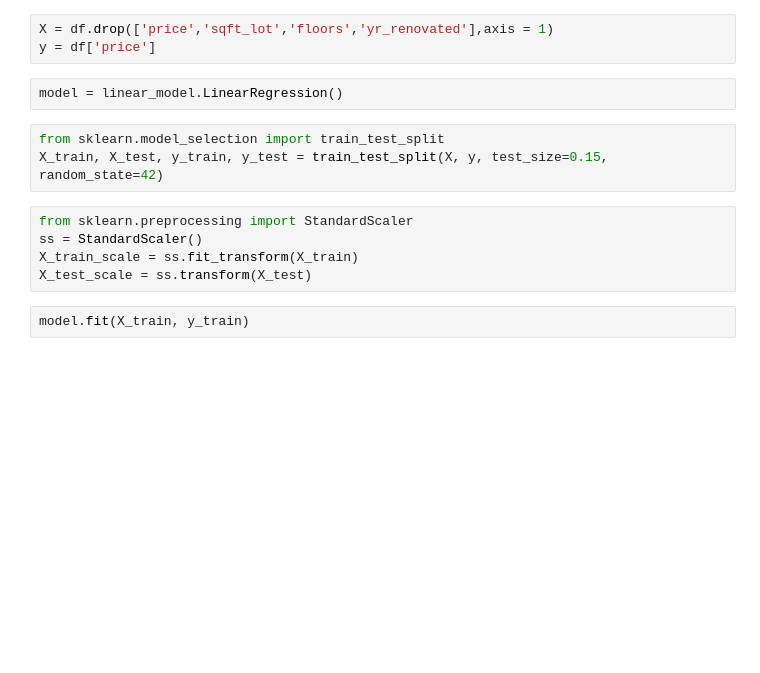
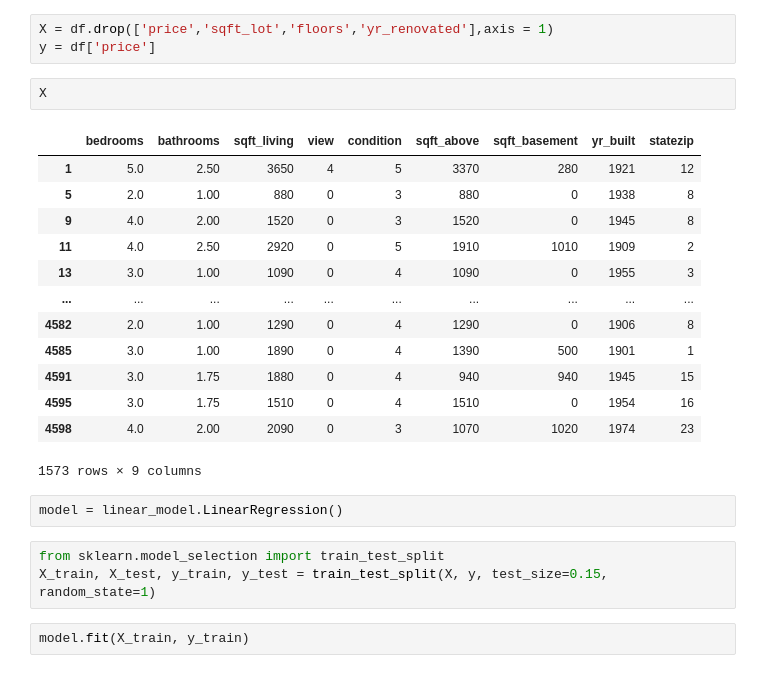
Before and after one commit to swantikag/AI-ML---Practice, a Jupyter notebook: Linear Regression/Linear Regression.ipynb, the cells around one changed output. Saved outputs shown, nothing was run; the diff lists cells and outputs as text; blank space fills up the shorter version.

```diff
--- a/Linear Regression/Linear Regression.ipynb
+++ b/Linear Regression/Linear Regression.ipynb
@@ -99,16 +158,27 @@ mtp.show()
 # %%
 X = df.drop(['price','sqft_lot','floors','yr_renovated'],axis = 1)
 y = df['price']
+# %%
+X
+# %% [output]
+|  | bedrooms | bathrooms | sqft_living | view | condition | sqft_above | sqft_basement | yr_built | statezip |
+| 1 | 5.0 | 2.50 | 3650 | 4 | 5 | 3370 | 280 | 1921 | 12 |
+| 5 | 2.0 | 1.00 | 880 | 0 | 3 | 880 | 0 | 1938 | 8 |
+| 9 | 4.0 | 2.00 | 1520 | 0 | 3 | 1520 | 0 | 1945 | 8 |
+| 11 | 4.0 | 2.50 | 2920 | 0 | 5 | 1910 | 1010 | 1909 | 2 |
+| 13 | 3.0 | 1.00 | 1090 | 0 | 4 | 1090 | 0 | 1955 | 3 |
+| ... | ... | ... | ... | ... | ... | ... | ... | ... | ... |
+| 4582 | 2.0 | 1.00 | 1290 | 0 | 4 | 1290 | 0 | 1906 | 8 |
+| 4585 | 3.0 | 1.00 | 1890 | 0 | 4 | 1390 | 500 | 1901 | 1 |
+| 4591 | 3.0 | 1.75 | 1880 | 0 | 4 | 940 | 940 | 1945 | 15 |
+| 4595 | 3.0 | 1.75 | 1510 | 0 | 4 | 1510 | 0 | 1954 | 16 |
+| 4598 | 4.0 | 2.00 | 2090 | 0 | 3 | 1070 | 1020 | 1974 | 23 |
+1573 rows × 9 columns
 # %%
 model = linear_model.LinearRegression()
 # %%
 from sklearn.model_selection import train_test_split
-X_train, X_test, y_train, y_test = train_test_split(X, y, test_size=0.15, random_state=42)
+X_train, X_test, y_train, y_test = train_test_split(X, y, test_size=0.15, random_state=1)
-# %%
-from sklearn.preprocessing import StandardScaler
-ss = StandardScaler()
-X_train_scale = ss.fit_transform(X_train)
-X_test_scale = ss.transform(X_test)
 # %%
 model.fit(X_train, y_train)
 # %% [output]
```
Also changed, not shown: parts of 14 cells of this notebook.
